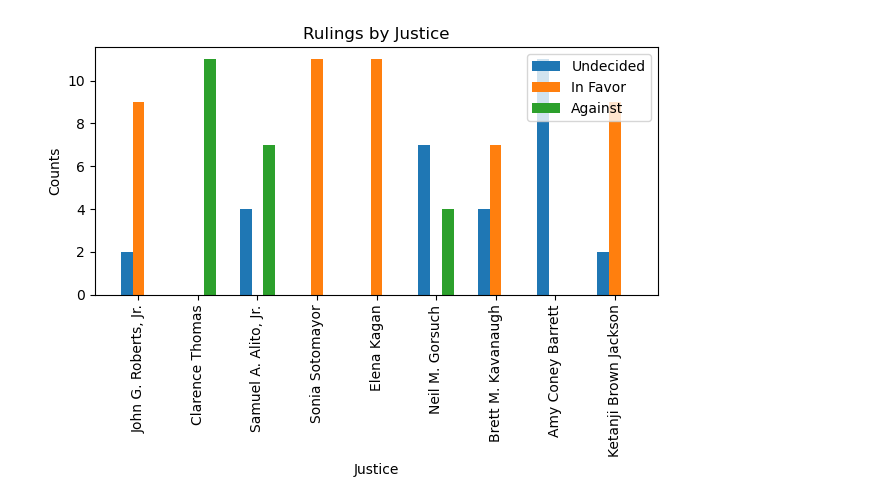
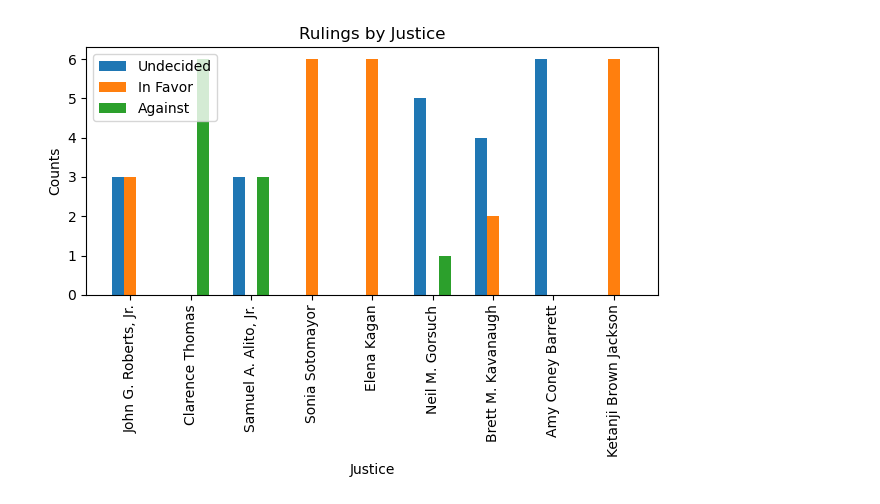
Before and after one commit to jbdamask/llm-notebooks, a Jupyter notebook: supreme-court-opinion-chain.ipynb, the cells around one changed output. Drawn from its saved outputs; the diff is of its cells as text; code cells hidden in the pictures.

```diff
--- a/supreme-court-opinion-chain.ipynb
+++ b/supreme-court-opinion-chain.ipynb
@@ -57,0 +70,18 @@ def make_the_call(justice, iterations):
+# %%
+def worker(justice, counts):
+    rulings = make_the_call(justice, 6)
+    with lock:  # Ensure thread-safe update of counts
+        counts[justice] = {ruling: rulings[1].count(ruling) for ruling in [0, 1, -1]}  # Count from rulings[1]
+# %%
+counts = {}
+threads = []
+
+for justice in justices:
+    print(f"starting thread: {justice}")
+    thread = threading.Thread(target=worker, args=(justice, counts))
+    thread.start()
+    threads.append(thread)
+
+# Wait for all threads to complete
+for thread in threads:
+    thread.join()
@@ -58,9 +98,9 @@ def make_the_call(justice, iterations):
 # %%
-# Initialize a Counter for each category
-counts = {0: [], 1: [], -1: []}
+# # Initialize a Counter for each category
+# counts = {0: [], 1: [], -1: []}
 
-# Get the counts for each justice
-for justice in justices:
-    rulings = make_the_call(justice, 12)
-    for ruling in [0, 1, -1]:
-        counts[ruling].append(rulings[1].count(ruling))  # Count from rulings[1]
+# # Get the counts for each justice
+# for justice in justices:
+#     rulings = make_the_call(justice, 12)
+#     for ruling in [0, 1, -1]:
+#         counts[ruling].append(rulings[1].count(ruling))  # Count from rulings[1]
@@ -77,25 +107,31 @@ for justice in justices:
 # %%
 import matplotlib.pyplot as plt
 import numpy as np
 
 # Set up the plot
 x = np.arange(len(justices))
 width = 0.2
 
 fig, ax = plt.subplots()
-rects1 = ax.bar(x - width, counts[0], width, label='Undecided')
-rects2 = ax.bar(x, counts[1], width, label='In Favor')
-rects3 = ax.bar(x + width, counts[-1], width, label='Against')
+
+# Adjust the data format for plotting
+undecided = [counts[justice][0] for justice in justices]
+in_favor = [counts[justice][1] for justice in justices]
+against = [counts[justice][-1] for justice in justices]
+
+rects1 = ax.bar(x - width, undecided, width, label='Undecided')
+rects2 = ax.bar(x, in_favor, width, label='In Favor')
+rects3 = ax.bar(x + width, against, width, label='Against')
 
 # Add some text for labels, title and custom x-axis tick labels, etc.
 ax.set_xlabel('Justice')
 ax.set_ylabel('Counts')
 ax.set_title('Rulings by Justice')
 ax.set_xticks(x)
 ax.set_xticklabels(justices, rotation=90)
 ax.legend()
 
 fig.tight_layout()
 plt.show()
 # %% [output]
-[figure, old version]
+[figure, new version]
```
Also changed, not shown: parts of 4 cells of this notebook, 2 other files.
